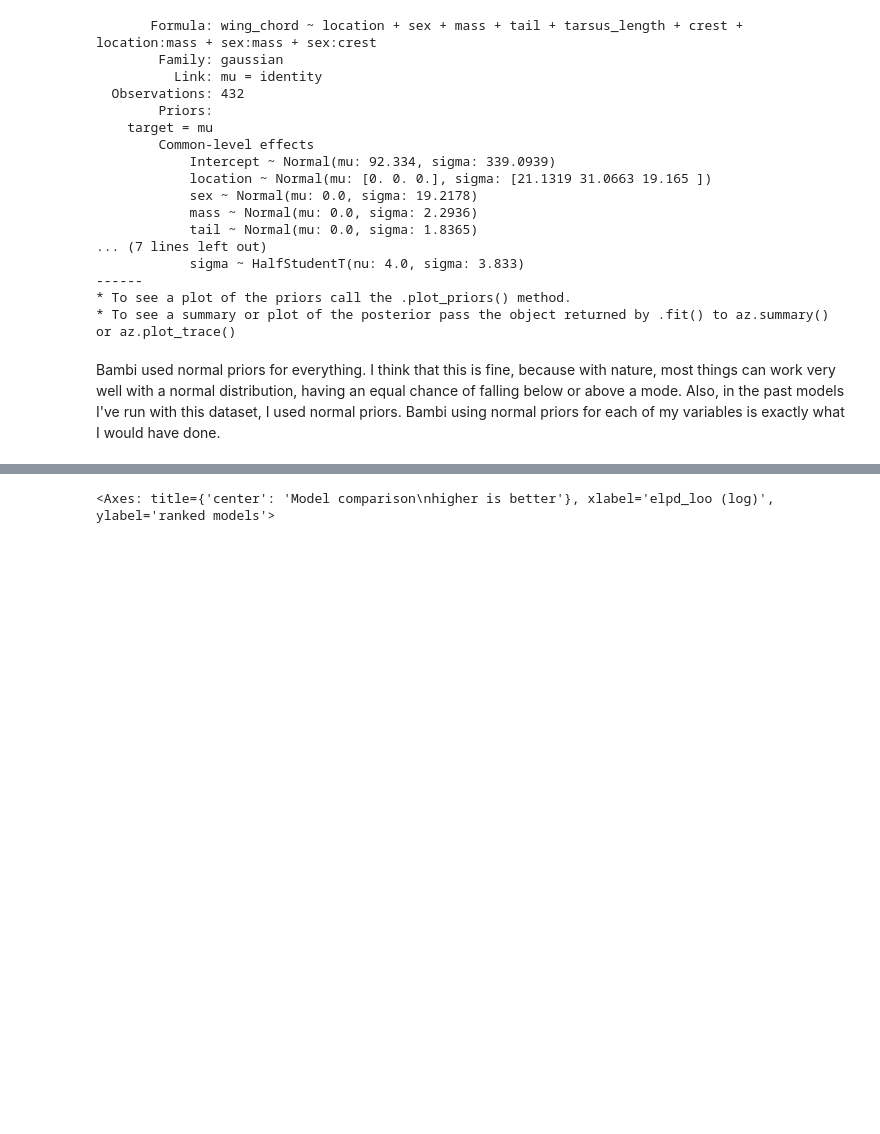
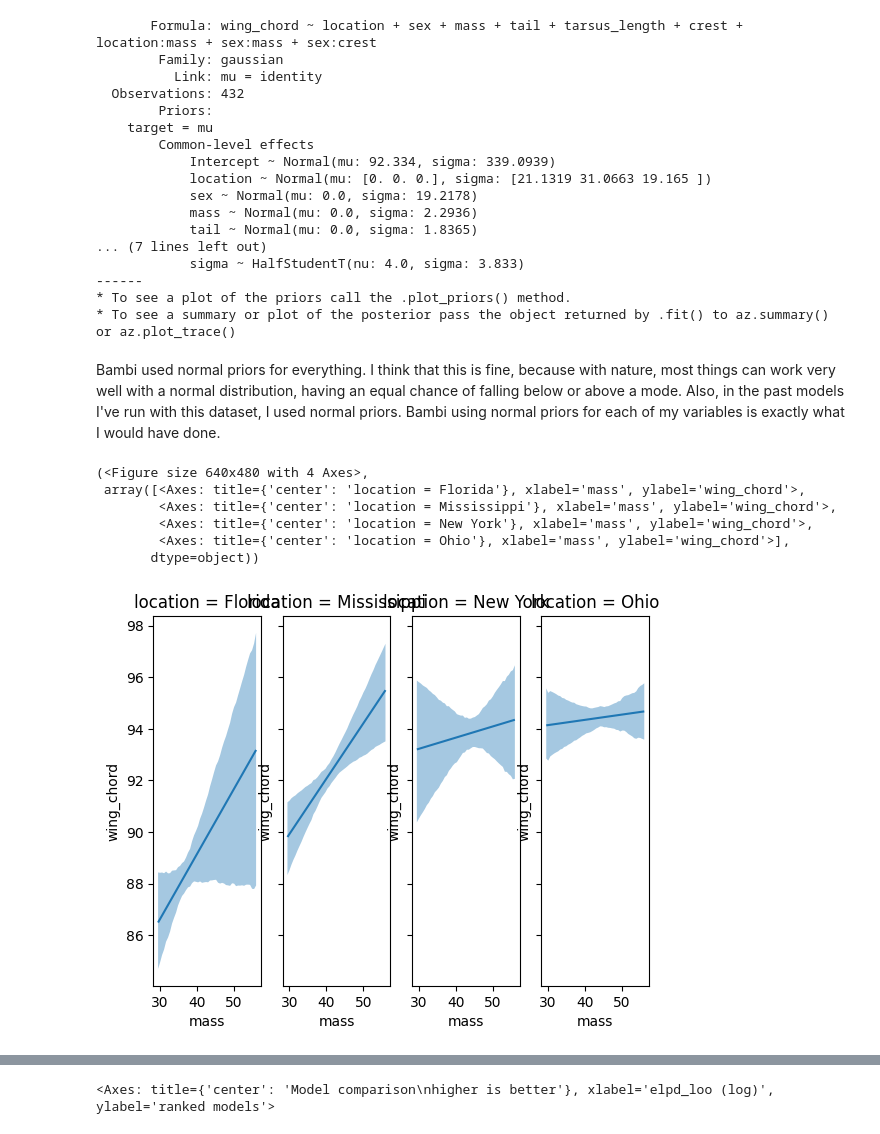
Before and after one commit to Spookytober/Datascience, a Jupyter notebook: Aubr_OrfU6Proj.ipynb, the cells around one changed output, grey strips where cells are left out. Drawn from its saved outputs; the diff is of its cells as text; code cells hidden in the pictures; blank space fills up the shorter version.

```diff
--- a/Aubr_OrfU6Proj.ipynb
+++ b/Aubr_OrfU6Proj.ipynb
@@ -220,3 +220,17 @@ model_wing1
 * To see a summary or plot of the posterior pass the object returned by .fit() to az.summary() or az.plot_trace()
 # %% [markdown]
 Bambi used normal priors for everything. I think that this is fine, because with nature, most things can work very well with a normal distribution, having an equal chance of falling below or above a mode. Also, in the past models I've run with this dataset, I used normal priors. Bambi using normal priors for each of my variables is exactly what I would have done.
+# %%
+#some graphs
+bmb.interpret.plot_predictions(model_wing1, idata_wing1, ["mass", "location"],
+                               subplot_kwargs={"group":None, "panel":"location"},
+                               legend=False,
+                               fig_kwargs={"sharey":True, "sharex":True})
+# %% [output]
+(<Figure size 640x480 with 4 Axes>,
+ array([<Axes: title={'center': 'location = Florida'}, xlabel='mass', ylabel='wing_chord'>,
+        <Axes: title={'center': 'location = Mississippi'}, xlabel='mass', ylabel='wing_chord'>,
+        <Axes: title={'center': 'location = New York'}, xlabel='mass', ylabel='wing_chord'>,
+        <Axes: title={'center': 'location = Ohio'}, xlabel='mass', ylabel='wing_chord'>],
+       dtype=object))
+[figure, added]
```
Also changed, not shown: parts of 10 cells of this notebook.
